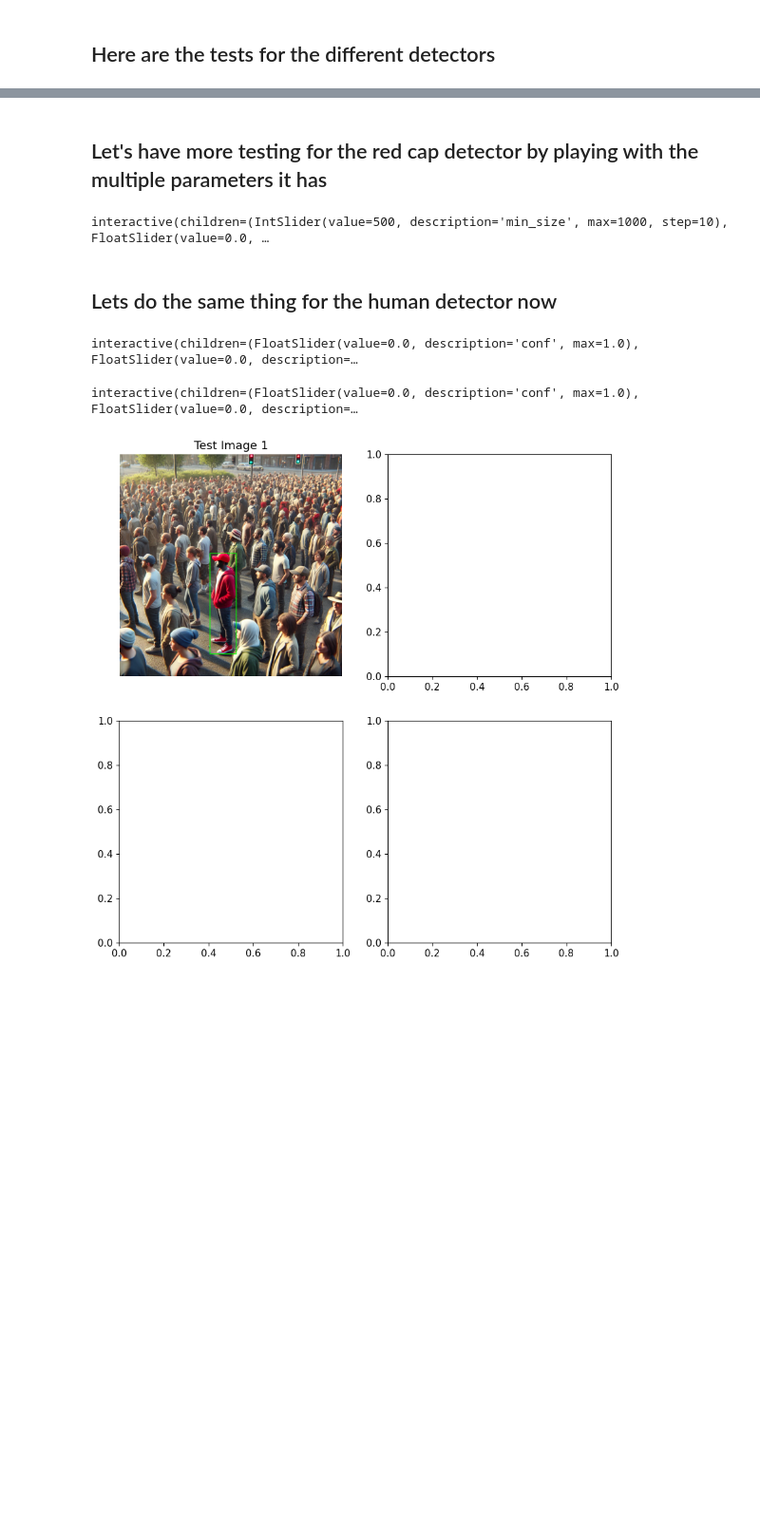
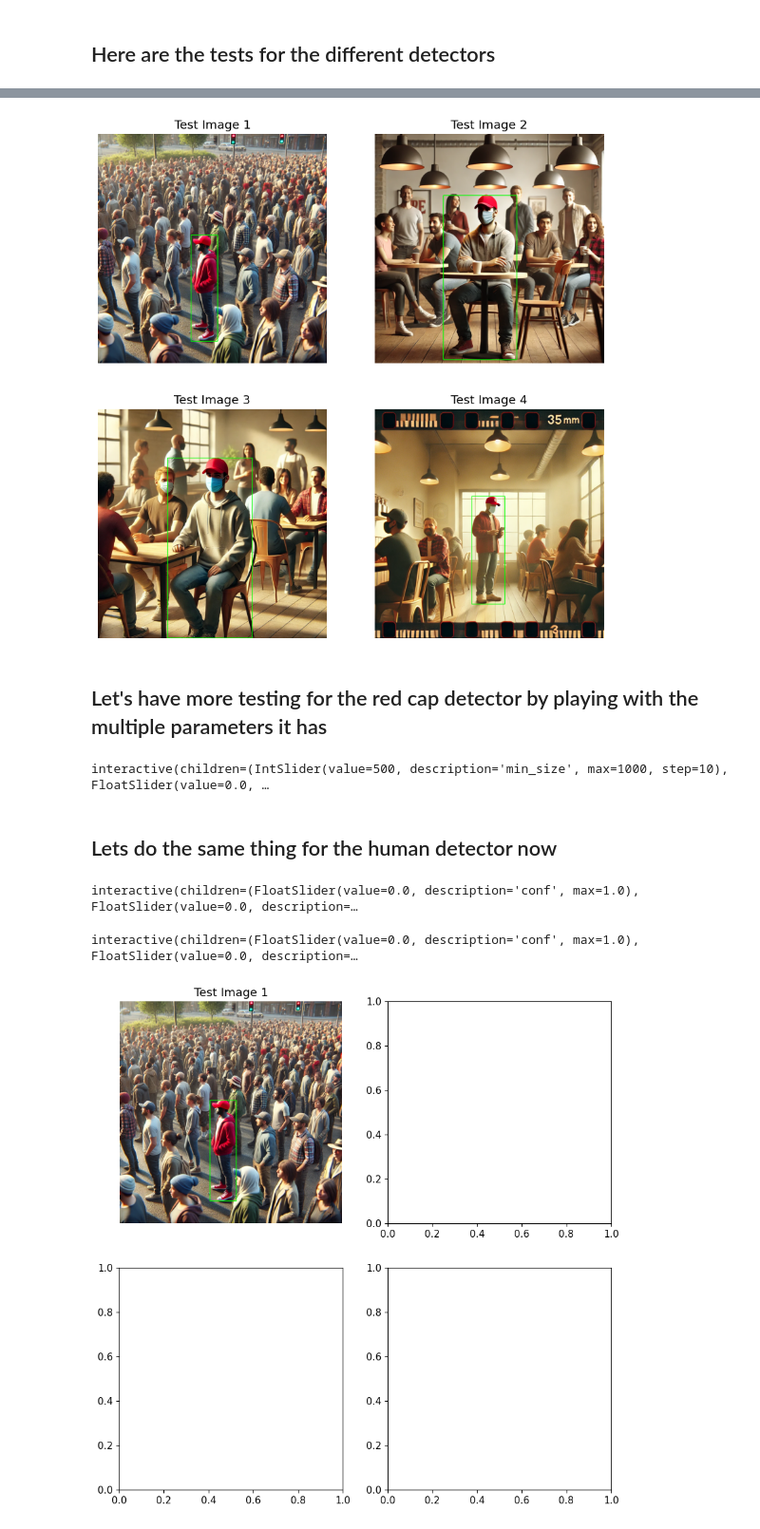
Before and after one commit to Mathixx/INF573-MakeBenardDisappear, a Jupyter notebook: test_detectors.ipynb, the cells around one changed output, grey strips where cells are left out. Shown at 95% size. Drawn from its saved outputs; the diff is of its cells as text; code cells hidden in the pictures; blank space fills up the shorter version.

Commit message:
feat : working ikomia human detector

```diff
--- a/test_detectors.ipynb
+++ b/test_detectors.ipynb
@@ -51,0 +32,2 @@ ImportError: cannot import name 'TryExcept' from 'utils' (/Users/mathiasperez/Do
+# %%
+YoloDetector = YOLODetector(device='cuda')
@@ -74,7 +59,7 @@ Red Cap Detector Output: [(424, 451, 83, 49)]
 Test if the human detector correctly identifies a bounding box for a person.
 """
 
-human_boxes = human_detector.detect(test_image )
+human_boxes = YoloDetector.detect(test_image)
 print("Human Detector Output:", human_boxes)
 # Draw the bounding box on the image knowing that the red_cap_detector returns a bounding box in the form (x, y, w, h) where the red cap is located. If no cap is found, returns None.
 
@@ -83,7 +68,6 @@ if human_boxes is not None:
     for box in human_boxes:
         x, y, w, h = box
         cv2.rectangle(test_image_bis, (x, y), (x+w, y+h), (0, 255, 0), 2)
-        # cv2.putText(test_image_bis, 'Human', (x, y-10), cv2.FONT_HERSHEY_SIMPLEX, 0.9, (0, 255, 0), 2)
 
     imshow(test_image_bis)
 # %% [output]
@@ -95,13 +80,7 @@ Human Detector Output: [[0, 797, 124, 226], [671, 726, 158, 298], [415, 456, 122
 Test if the combined detector gives good results
 """
 
-intersections = []
-for cap in red_cap_boxes:
-    for human in human_boxes:
-        cap_x, cap_y, cap_w, cap_h = cap
-        human_x, human_y, human_w, human_h = human
-        if cap_x < human_x + human_w and cap_x + cap_w > human_x and cap_y < human_y + human_h and cap_y + cap_h > human_y:
-            intersections.append(human)
+intersections = find_intersecting_human(red_cap_boxes, human_boxes)
 
 print("Intersections:", intersections)
 # Draw the bounding box on the image knowing that the red_cap_detector returns a bounding box in the form (x, y, w, h) where the red cap is located. If no cap is found, returns None.
@@ -134,0 +99,69 @@ imshow(test_image_bis)
+# %%
+# Let's test the find intersecting human function for all test cases
+test_image1 = cv2.imread('_test_data/test1.jpg')
+test_image2 = cv2.imread('_test_data/test2.jpg')
+test_image3 = cv2.imread('_test_data/test3.jpg')
+test_image4 = cv2.imread('_test_data/test4.jpg')
+
+human_detector = YOLODetector(device='cuda')
+
+red_cap_boxes_1 = red_cap_detector.detect(test_image1,hue_range=(0, 5), alt_hue_range=(170, 180))
+red_cap_boxes_2 = red_cap_detector.detect(test_image2,hue_range=(0, 5), alt_hue_range=(170, 180))
+red_cap_boxes_3 = red_cap_detector.detect(test_image3, hue_range=(0, 5), alt_hue_range=(170, 180))
+red_cap_boxes_4 = red_cap_detector.detect(test_image4,hue_range=(0, 5), alt_hue_range=(170, 180))
+
+human_boxes_1 = human_detector.detect(test_image1)
+human_boxes_2 = human_detector.detect(test_image2)
+human_boxes_3 = human_detector.detect(test_image3)
+human_boxes_4 = human_detector.detect(test_image4)
+
+intersections_1 = find_intersecting_human(red_cap_boxes_1, human_boxes_1)
+intersections_2 = find_intersecting_human(red_cap_boxes_2, human_boxes_2)
+intersections_3 = find_intersecting_human(red_cap_boxes_3, human_boxes_3)
+intersections_4 = find_intersecting_human(red_cap_boxes_4, human_boxes_4)
+
+if intersections_1 is not None:
+    test_image_bis1 = test_image1.copy()
+    for box in intersections_1:
+        x, y, w, h = box
+        cv2.rectangle(test_image_bis1, (x, y), (x+w, y+h), (0, 255, 0), 2)
+
+if intersections_2 is not None:
+    test_image_bis2 = test_image2.copy()
+    for box in intersections_2:
+        x, y, w, h = box
+        cv2.rectangle(test_image_bis2, (x, y), (x+w, y+h), (0, 255, 0), 2)
+
+if intersections_3 is not None:
+    test_image_bis3 = test_image3.copy()
+    for box in intersections_3:
+        x, y, w, h = box
+        cv2.rectangle(test_image_bis3, (x, y), (x+w, y+h), (0, 255, 0), 2)
+
+if intersections_4 is not None:
+    test_image_bis4 = test_image4.copy()
+    for box in intersections_4:
+        x, y, w, h = box
+        cv2.rectangle(test_image_bis4, (x, y), (x+w, y+h), (0, 255, 0), 2)
+
+
+    # Display the images in a single plot
+fig, axs = plt.subplots(2, 2, figsize=(10, 10))
+axs[0, 0].imshow(cv2.cvtColor(test_image_bis1, cv2.COLOR_BGR2RGB))
+axs[0, 0].axis('off')
+axs[0, 0].set_title('Test Image 1')
+
+axs[0, 1].imshow(cv2.cvtColor(test_image_bis2, cv2.COLOR_BGR2RGB))
+axs[0, 1].axis('off')
+axs[0, 1].set_title('Test Image 2')
+
+axs[1, 0].imshow(cv2.cvtColor(test_image_bis3, cv2.COLOR_BGR2RGB))
+axs[1, 0].axis('off')
+axs[1, 0].set_title('Test Image 3')
+
+axs[1, 1].imshow(cv2.cvtColor(test_image_bis4, cv2.COLOR_BGR2RGB))
+axs[1, 1].axis('off')
+axs[1, 1].set_title('Test Image 4')
+
+plt.show()
+# %% [output]
@@ -135,3 +174,4 @@ imshow(test_image_bis)
+[figure, added]
 # %% [markdown]
 
 ## Let's have more testing for the red cap detector by playing with the multiple parameters it has
```
Also changed, not shown: parts of 8 cells of this notebook, 6 other files.
